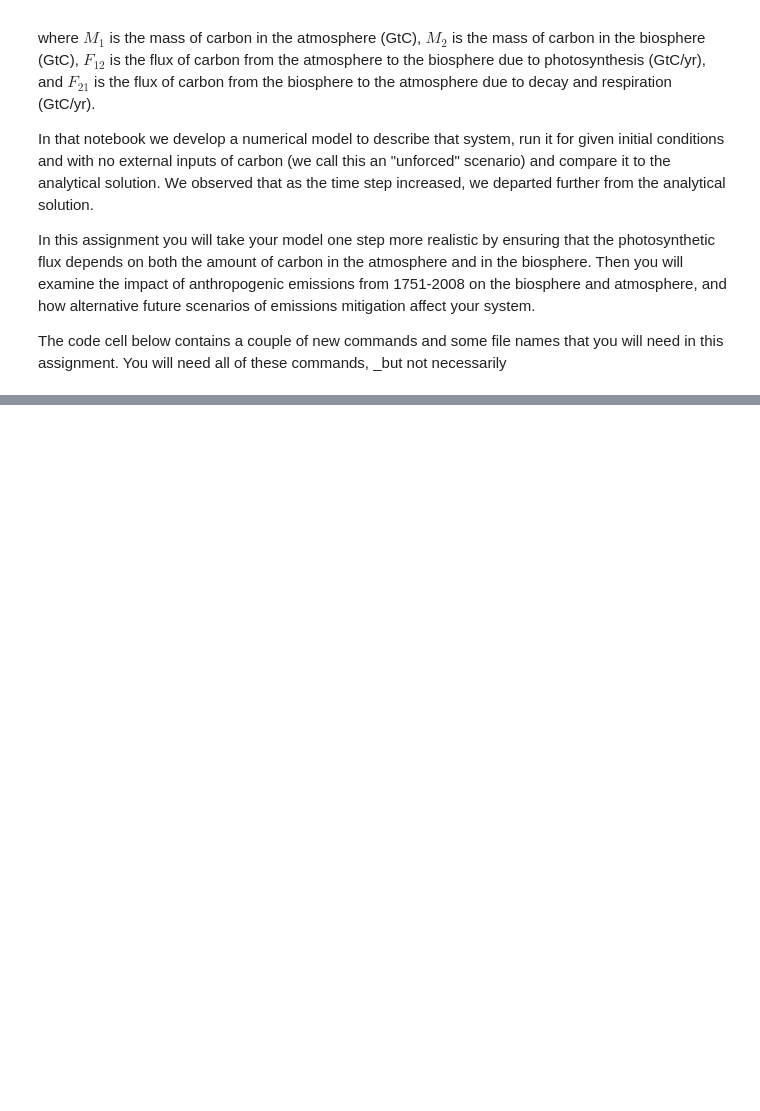
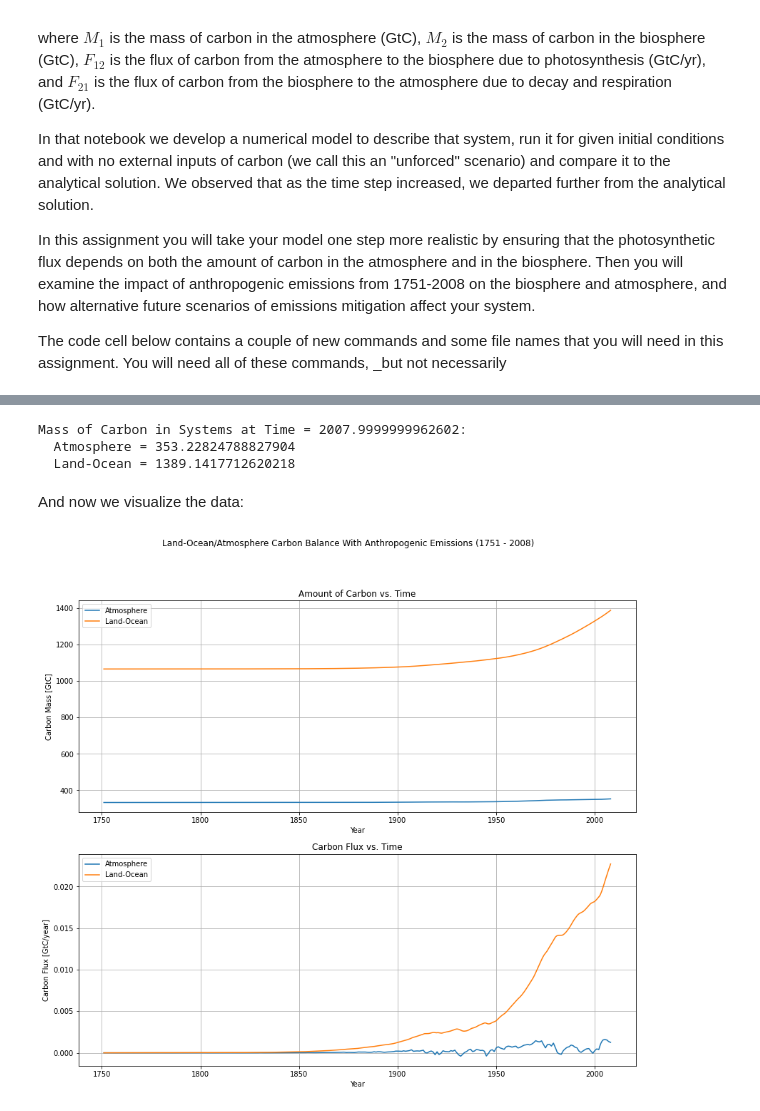
Before and after one commit to DamynChipman/geos518-fall-2021, a Jupyter notebook: mod02/mod02-CarbonModel-Assignment.ipynb, the cells around one changed output, grey strips where cells are left out. Saved outputs shown, nothing was run; the diff lists cells and outputs as text; code cells hidden in the pictures; blank space fills up the shorter version.

```diff
--- a/mod02/mod02-CarbonModel-Assignment.ipynb
+++ b/mod02/mod02-CarbonModel-Assignment.ipynb
@@ -97,0 +152,68 @@ cflux_zeg = data[:,3]
+# %%
+# Variables
+M1i = M1_final	# Initial Atmospheric C Mass, [GtC]
+M2i = M2_final	# Initial Land-Sea C Mass, [GtC]
+
+k12 = 0.0003 	# Atmospheric Flux Constant, [1/years]
+k21 = 0.1		# Land-Sea Flux Constant, [1/years]
+
+# Time domain
+ti = year[0]	                # Initial Time, [years]
+tf = year[-1]	                # Final Time, [years]
+dt = 1/365		                # Time Step, [years]
+t = np.arange(ti, tf+dt, dt) 	# Time, [years]
+Nt = t.shape[0] 				# Number of time steps
+
+# Anthropogenic data (interpolated from data)
+cflux_t = np.interp(t, year, cflux) # Interpolated Carbon Flux, [GtC/year]
+
+# Initialize model variables
+M1 = np.zeros(Nt)
+M2 = np.zeros(Nt)
+
+# Begin time steps
+for i in np.arange(Nt):
+    if (i==0):
+        # Initial time
+        M1[i] = M1i
+        M2[i] = M2i
+
+    else:
+        # RHS
+        dM1dt = k21*M2[i-1] - k12*M1[i-1]*M2[i-1] + cflux_t[i-1]
+        dM2dt = k12*M1[i-1]*M2[i-1] - k21*M2[i-1]
+
+        # Euler time step
+        M1[i] = M1[i-1] + dM1dt*dt
+        M2[i] = M2[i-1] + dM2dt*dt
+
+M1_final = M1[-1]
+M2_final = M2[-1]
+print('Mass of Carbon in Systems at Time = {}:\n  Atmosphere = {}\n  Land-Ocean = {}'.format(t[-1], M1_final, M2_final))
+# %% [output]
+Mass of Carbon in Systems at Time = 2007.9999999962602:
+  Atmosphere = 353.22824788827904
+  Land-Ocean = 1389.1417712620218
+# %% [markdown]
+And now we visualize the data:
+# %%
+fig, axes = plt.subplots(2, 1, figsize=(14,12))
+fig.suptitle('Land-Ocean/Atmosphere Carbon Balance With Anthropogenic Emissions ({} - {})'.format(int(year[0]), int(year[-1])))
+
+axes[0].set_title('Amount of Carbon vs. Time')
+axes[0].plot(t, M1, label='Atmosphere')
+axes[0].plot(t, M2, label='Land-Ocean')
+axes[0].set_xlabel('Year')
+axes[0].set_ylabel('Carbon Mass [GtC]')
+axes[0].legend()
+axes[0].grid()
+
+axes[1].set_title('Carbon Flux vs. Time')
+axes[1].plot(t[1:], np.diff(M1), label='Atmosphere')
+axes[1].plot(t[1:], np.diff(M2), label='Land-Ocean')
+axes[1].set_xlabel('Year')
+axes[1].set_ylabel('Carbon Flux [GtC/year]')
+axes[1].legend()
+axes[1].grid()
+# %% [output]
+[figure, added]
```
Also changed, not shown: parts of 17 cells of this notebook, 1 other file.
